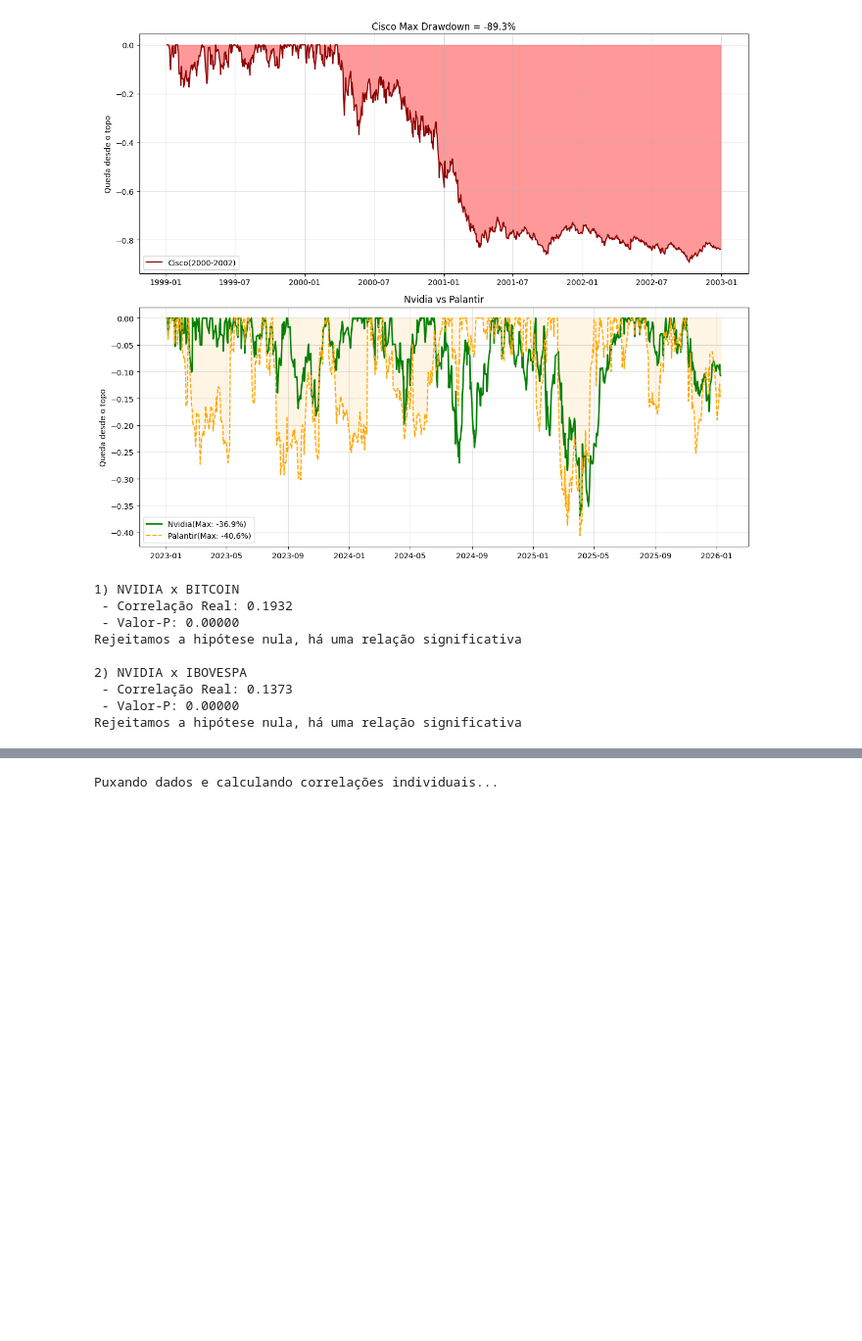
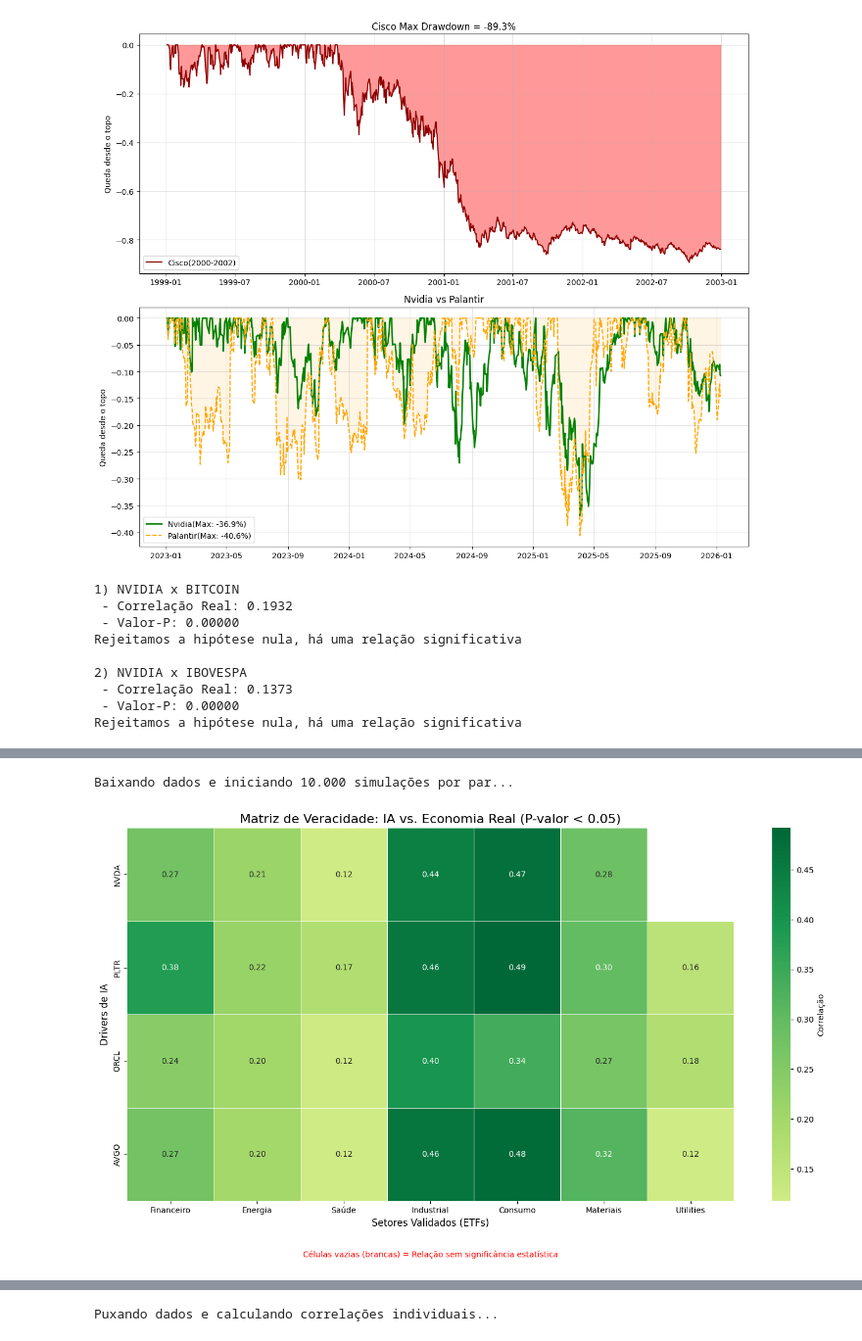
Before and after one commit to GuilhermeMP-prog/Dev.ensinaG4, a Jupyter notebook: main.ipynb, the cells around one changed output, grey strips where cells are left out. Shown at 98% size. Drawn from its saved outputs; the diff is of its cells as text; code cells hidden in the pictures; blank space fills up the shorter version.

Commit message:
Add files via upload
Novo upload, com alguns testes mais estatisticamente robustos em relação ao anterior.

```diff
--- a/main.ipynb
+++ b/main.ipynb
@@ -1697,0 +1687,76 @@ Média de Correlação Setorial da PLTR: 0.31
+# %%
+import yfinance as yf
+import pandas as pd
+import numpy as np
+import seaborn as sns
+import matplotlib.pyplot as plt
+
+# --- 1. Setup e Ingestão ---
+ia_stocks = ["NVDA", "PLTR", "ORCL", "AVGO"]
+setores = {
+    "XLF": "Financeiro", "XLE": "Energia", "XLV": "Saúde",
+    "XLI": "Industrial", "XLY": "Consumo", "XLB": "Materiais", "XLU": "Utilities"
+}
+tickers = ia_stocks + list(setores.keys())
+
+print("Baixando dados e iniciando 10.000 simulações por par...")
+df = yf.download(tickers, period="2y", auto_adjust=True, progress=False)['Close']
+returns = df.pct_change().dropna()
+
+# --- 2. Função de Permutação Otimizada ---
+def get_permutation_p_value(s1, s2, n_sims=10000):
+    actual_corr = s1.corr(s2)
+    s2_values = s2.values
+    count = 0
+    for _ in range(n_sims):
+        shuffled = np.random.permutation(s2_values)
+        sim_corr = np.corrcoef(s1.values, shuffled)[0, 1]
+        if abs(sim_corr) >= abs(actual_corr):
+            count += 1
+    return actual_corr, count / n_sims
+
+# --- 3. Processamento das Matrizes ---
+corr_data = []
+p_data = []
+
+for stock in ia_stocks:
+    stock_corrs = []
+    stock_ps = []
+    for sector in setores.keys():
+        r, p = get_permutation_p_value(returns[stock], returns[sector])
+        stock_corrs.append(r)
+        stock_ps.append(p)
+    corr_data.append(stock_corrs)
+    p_data.append(stock_ps)
+
+df_corr = pd.DataFrame(corr_data, index=ia_stocks, columns=setores.values())
+df_p = pd.DataFrame(p_data, index=ia_stocks, columns=setores.values())
+
+# --- 4. Visualização da Matriz de Veracidade ---
+plt.figure(figsize=(14, 8))
+
+# Usamos o heatmap de correlação, mas marcamos com 'X' o que NÃO é significativo
+mask = df_p > 0.05
+sns.heatmap(df_corr, annot=True, cmap='RdYlGn', center=0, fmt=".2f",
+            linewidths=0.5, mask=mask, cbar_kws={'label': 'Correlação'})
+
+plt.title("Matriz de Veracidade: IA vs. Economia Real (P-valor < 0.05)", fontsize=16)
+plt.xlabel("Setores Validados (ETFs)", fontsize=12)
+plt.ylabel("Drivers de IA", fontsize=12)
+plt.annotate('Células vazias (brancas) = Relação sem significância estatística',
+             xy=(0.5, -0.15), xycoords='axes fraction', ha='center', color='red', fontsize=10)
+
+plt.tight_layout()
+plt.show()
+
+# --- 5. Análise de PLTR  ---
+print("\n--- Diagnóstico de PLTR ---")
+pltr_results = df_p.loc['PLTR']
+for setor, p in pltr_results.items():
+    status = "REAL/SISTÊMICO" if p < 0.05 else "RUÍDO/ALEATÓRIO"
+    print(f"PLTR x {setor}: P-valor = {p:.4f} -> {status}")
+
+#o fato do par NVDA x utilities não ter aparecido é por falta de validação estatistica, pois p-value>0.05
+# %% [output]
+Baixando dados e iniciando 10.000 simulações por par...
+[figure, added]
```
Also changed, not shown: parts of 12 cells of this notebook.
